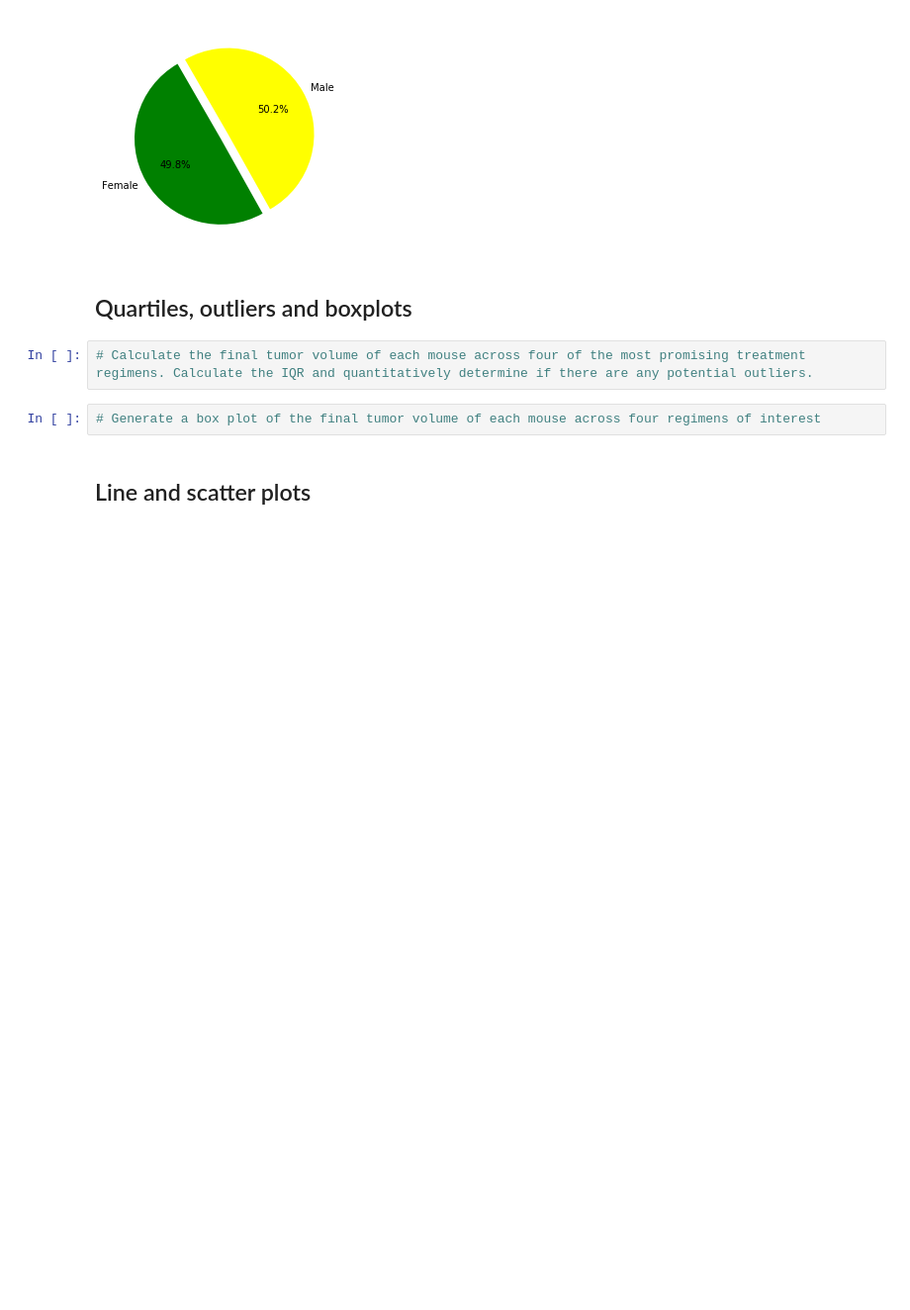
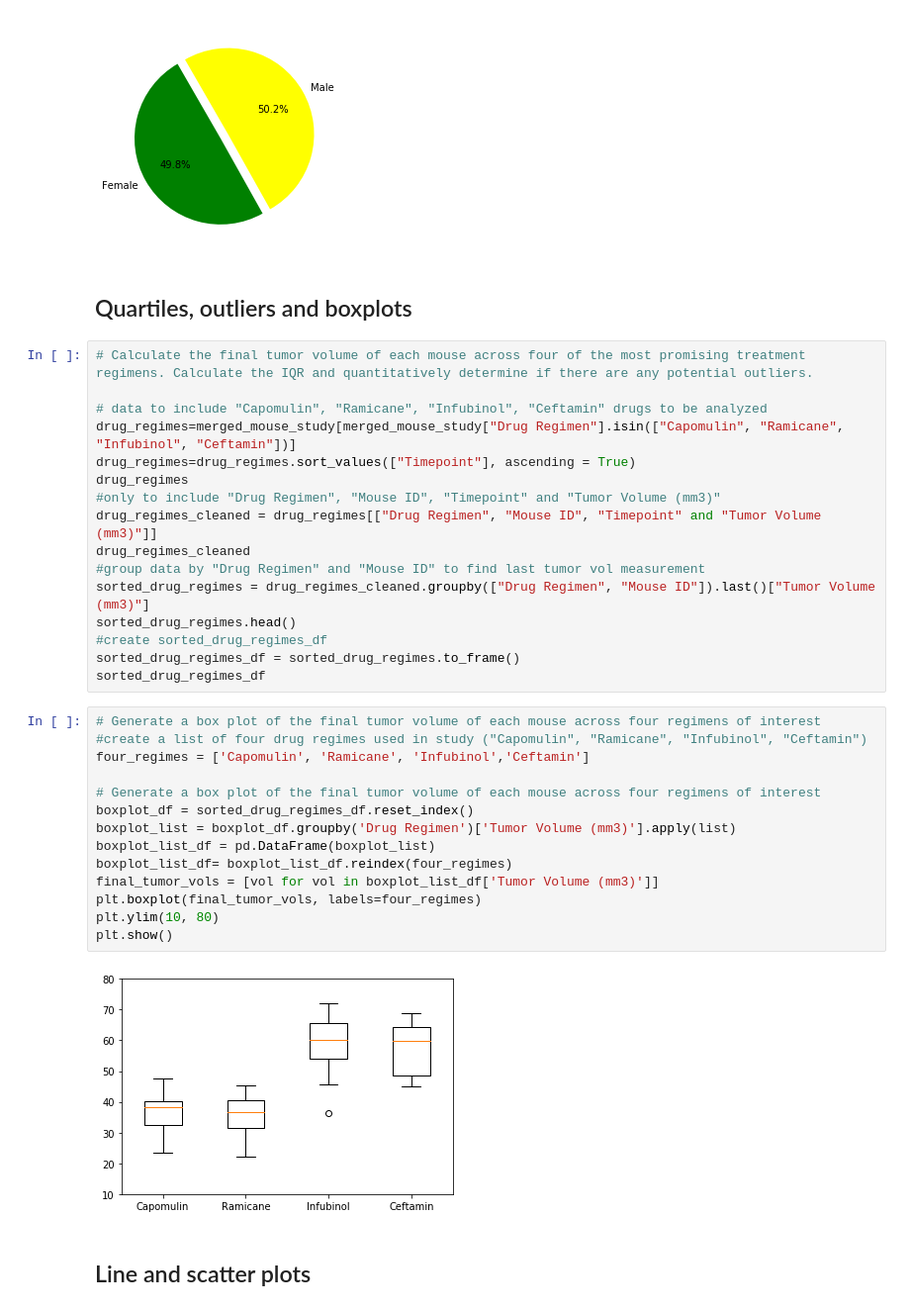
Before and after one commit to bhernan2/matplotlib-challenge, a Jupyter notebook: Pymaceuticals/pymaceuticals_starter.ipynb, the cells around one changed output. Shown: that part at 99% size. Drawn from its saved outputs; the diff is of its cells as text; blank space fills up the shorter version.

Commit message:
added boxplots

```diff
--- a/Pymaceuticals/pymaceuticals_starter.ipynb
+++ b/Pymaceuticals/pymaceuticals_starter.ipynb
@@ -194,10 +194,38 @@ plt.pie(percents, explode=explode, labels =labels,
 [figure]
 # %% [markdown]
 ## Quartiles, outliers and boxplots
-# %%
-# Calculate the final tumor volume of each mouse across four of the most promising treatment regimens. Calculate the IQR and quantitatively determine if there are any potential outliers.
-# %%
-# Generate a box plot of the final tumor volume of each mouse across four regimens of interest
+# %%
+# Calculate the final tumor volume of each mouse across four of the most promising treatment regimens. Calculate the IQR and quantitatively determine if there are any potential outliers.
+
+# data to include "Capomulin", "Ramicane", "Infubinol", "Ceftamin" drugs to be analyzed
+drug_regimes=merged_mouse_study[merged_mouse_study["Drug Regimen"].isin(["Capomulin", "Ramicane", "Infubinol", "Ceftamin"])]
+drug_regimes=drug_regimes.sort_values(["Timepoint"], ascending = True)
+drug_regimes
+#only to include "Drug Regimen", "Mouse ID", "Timepoint" and "Tumor Volume (mm3)"
+drug_regimes_cleaned = drug_regimes[["Drug Regimen", "Mouse ID", "Timepoint" and "Tumor Volume (mm3)"]]
+drug_regimes_cleaned
+#group data by "Drug Regimen" and "Mouse ID" to find last tumor vol measurement
+sorted_drug_regimes = drug_regimes_cleaned.groupby(["Drug Regimen", "Mouse ID"]).last()["Tumor Volume (mm3)"]
+sorted_drug_regimes.head()
+#create sorted_drug_regimes_df
+sorted_drug_regimes_df = sorted_drug_regimes.to_frame()
+sorted_drug_regimes_df
+# %%
+# Generate a box plot of the final tumor volume of each mouse across four regimens of interest
+#create a list of four drug regimes used in study ("Capomulin", "Ramicane", "Infubinol", "Ceftamin")
+four_regimes = ['Capomulin', 'Ramicane', 'Infubinol','Ceftamin']
+
+# Generate a box plot of the final tumor volume of each mouse across four regimens of interest
+boxplot_df = sorted_drug_regimes_df.reset_index()
+boxplot_list = boxplot_df.groupby('Drug Regimen')['Tumor Volume (mm3)'].apply(list)
+boxplot_list_df = pd.DataFrame(boxplot_list)
+boxplot_list_df= boxplot_list_df.reindex(four_regimes)
+final_tumor_vols = [vol for vol in boxplot_list_df['Tumor Volume (mm3)']]
+plt.boxplot(final_tumor_vols, labels=four_regimes)
+plt.ylim(10, 80)
+plt.show()
+# %% [output]
+[figure, added]
 # %% [markdown]
 ## Line and scatter plots
 # %%
```
